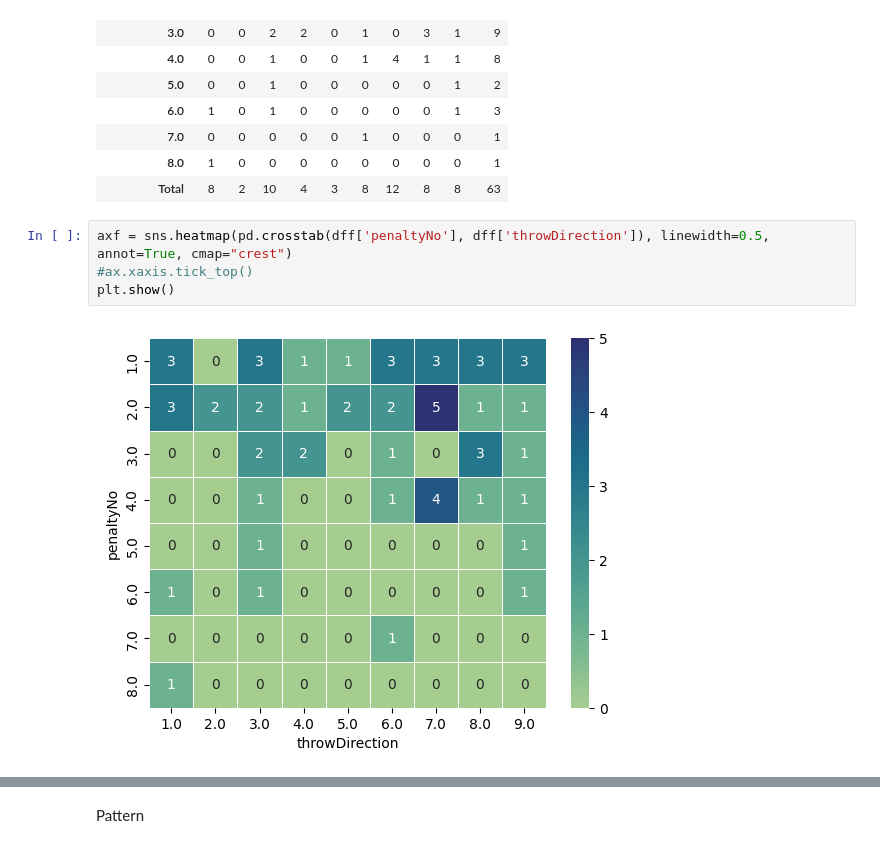
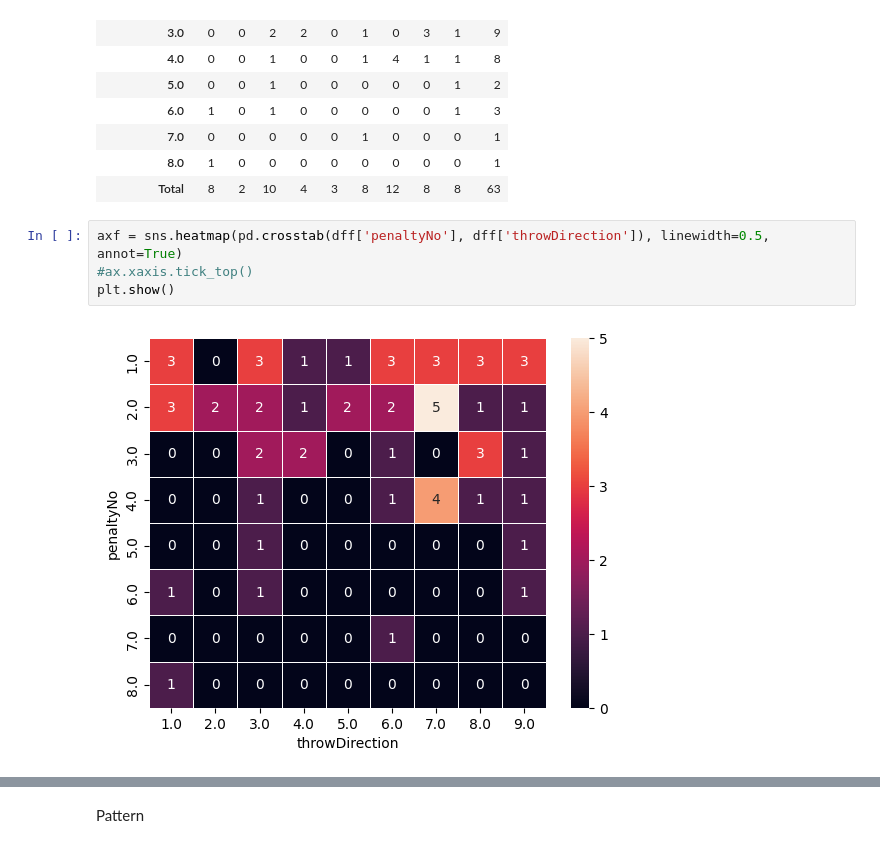
Before and after one commit to nayansavaliya/handball-data-science, a Jupyter notebook: src/Analysis2/league3PenaltywiseQuad.ipynb, the cells around one changed output, grey strips where cells are left out. Cells and saved outputs as stored; diff of their text form.

```diff
--- a/src/Analysis2/league3PenaltywiseQuad.ipynb
+++ b/src/Analysis2/league3PenaltywiseQuad.ipynb
@@ -152,8 +152,8 @@ df3
 | 8.0 | 1 | 0 | 0 | 0 | 0 | 0 | 0 | 0 | 0 | 1 |
 | Total | 8 | 2 | 10 | 4 | 3 | 8 | 12 | 8 | 8 | 63 |
 # %%
-axf = sns.heatmap(pd.crosstab(dff['penaltyNo'], dff['throwDirection']), linewidth=0.5, annot=True, cmap="crest")
+axf = sns.heatmap(pd.crosstab(dff['penaltyNo'], dff['throwDirection']), linewidth=0.5, annot=True)
 #ax.xaxis.tick_top()
 plt.show()
 # %% [output]
-[figure, old version]
+[figure, new version]
```
Also changed, not shown: parts of 3 cells of this notebook, 1 other file.
